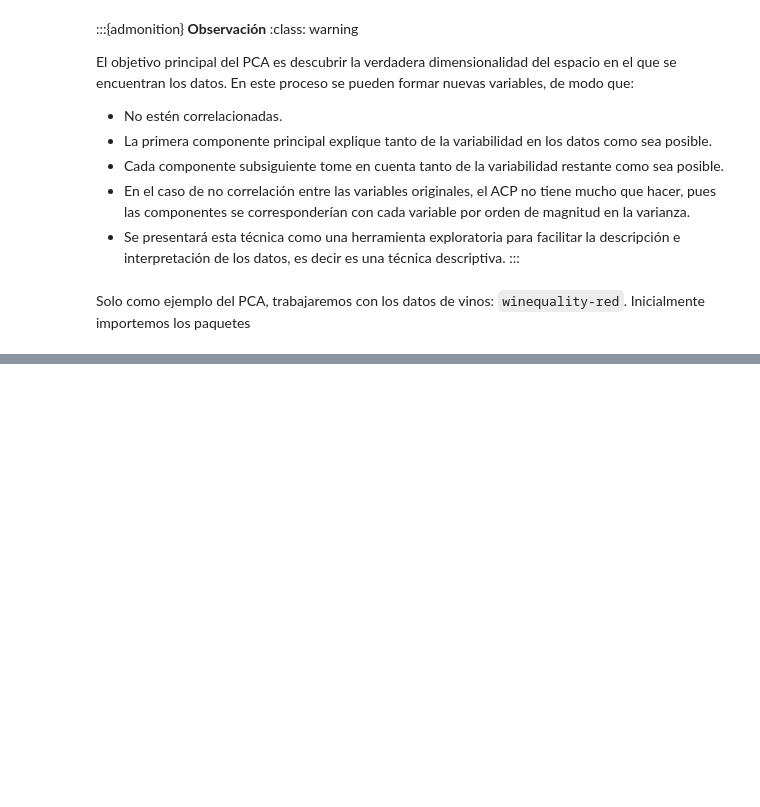
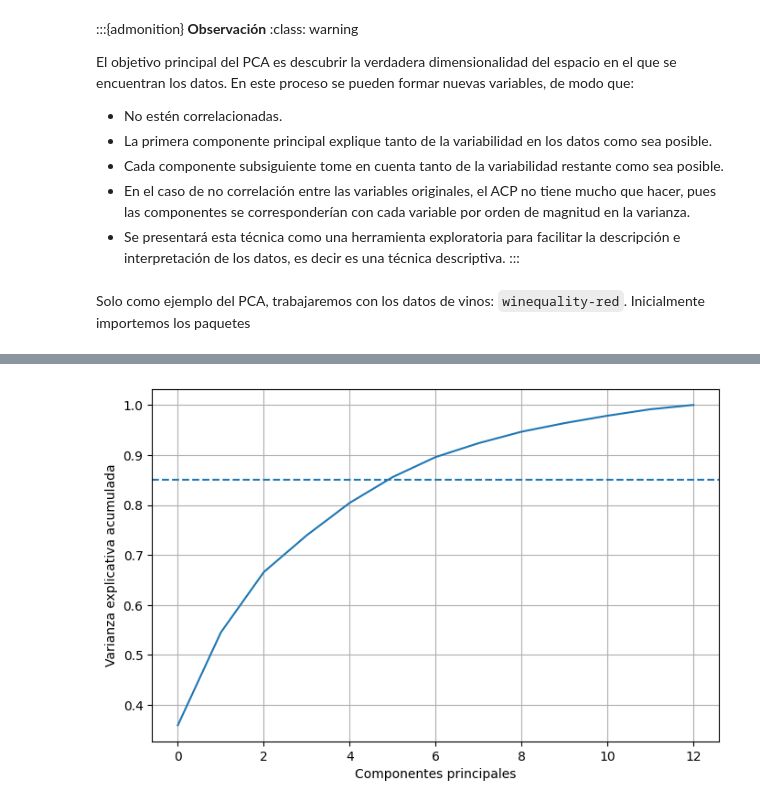
Before and after one commit to cdeoroaguado/jbook_ml202430, a Jupyter notebook: _sources/modulo_3.ipynb, the cells around one changed output, grey strips where cells are left out. Saved outputs shown, nothing was run; the diff lists cells and outputs as text; code cells hidden in the pictures; blank space fills up the shorter version.

```diff
--- a/_sources/modulo_3.ipynb
+++ b/_sources/modulo_3.ipynb
@@ -1814,0 +1963,13 @@ from sklearn.decomposition import PCA
+# %%
+# Calcular la varianza explicada acumulada
+cum_exp_variance = np.cumsum(exp_variance)
+
+plt.figure(figsize=(8, 5))
+plt.plot(cum_exp_variance)
+plt.xlabel('Componentes principales')
+plt.ylabel('Varianza explicativa acumulada')
+plt.axhline(y=0.85, linestyle='--')
+plt.grid()
+plt.show()
+# %% [output]
+[figure, added]
```
Also changed, not shown: parts of 66 cells of this notebook, 30 other files.
